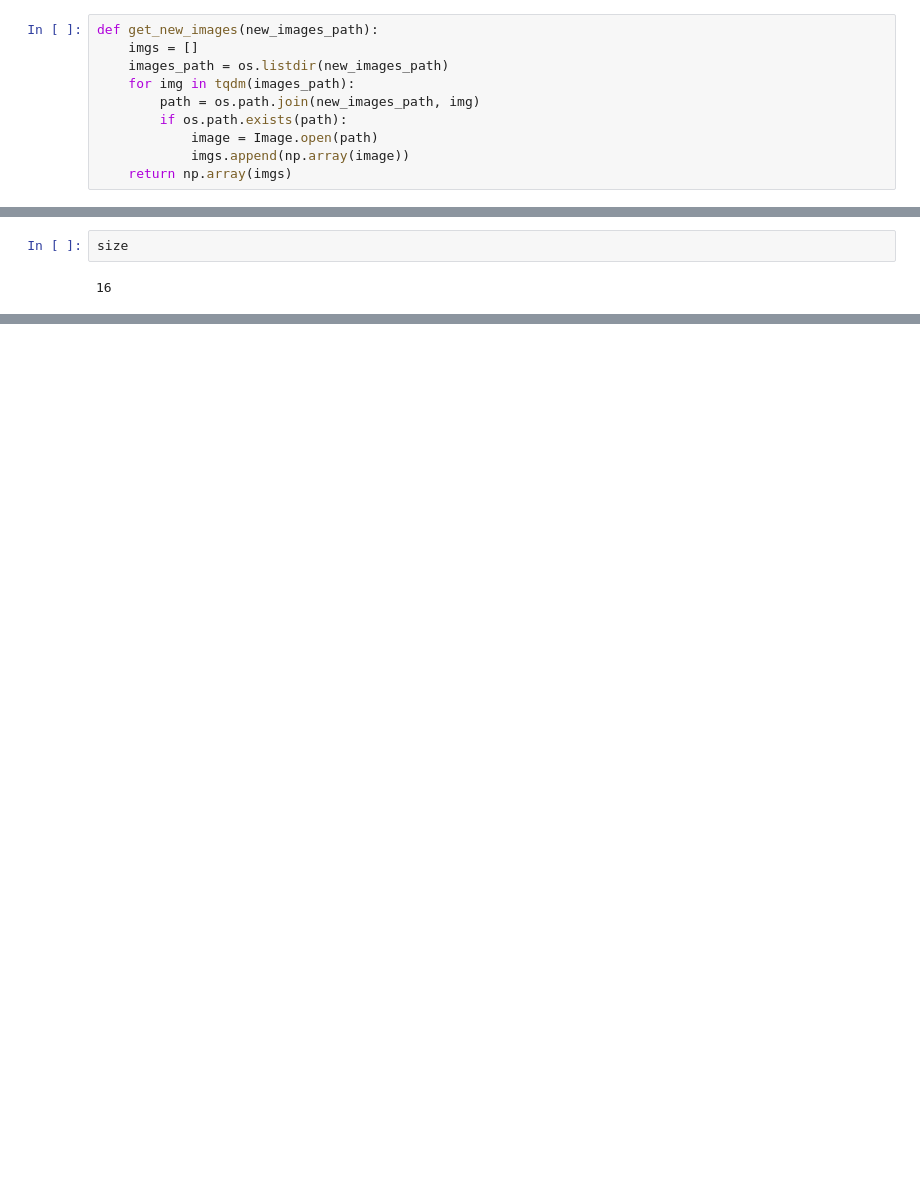
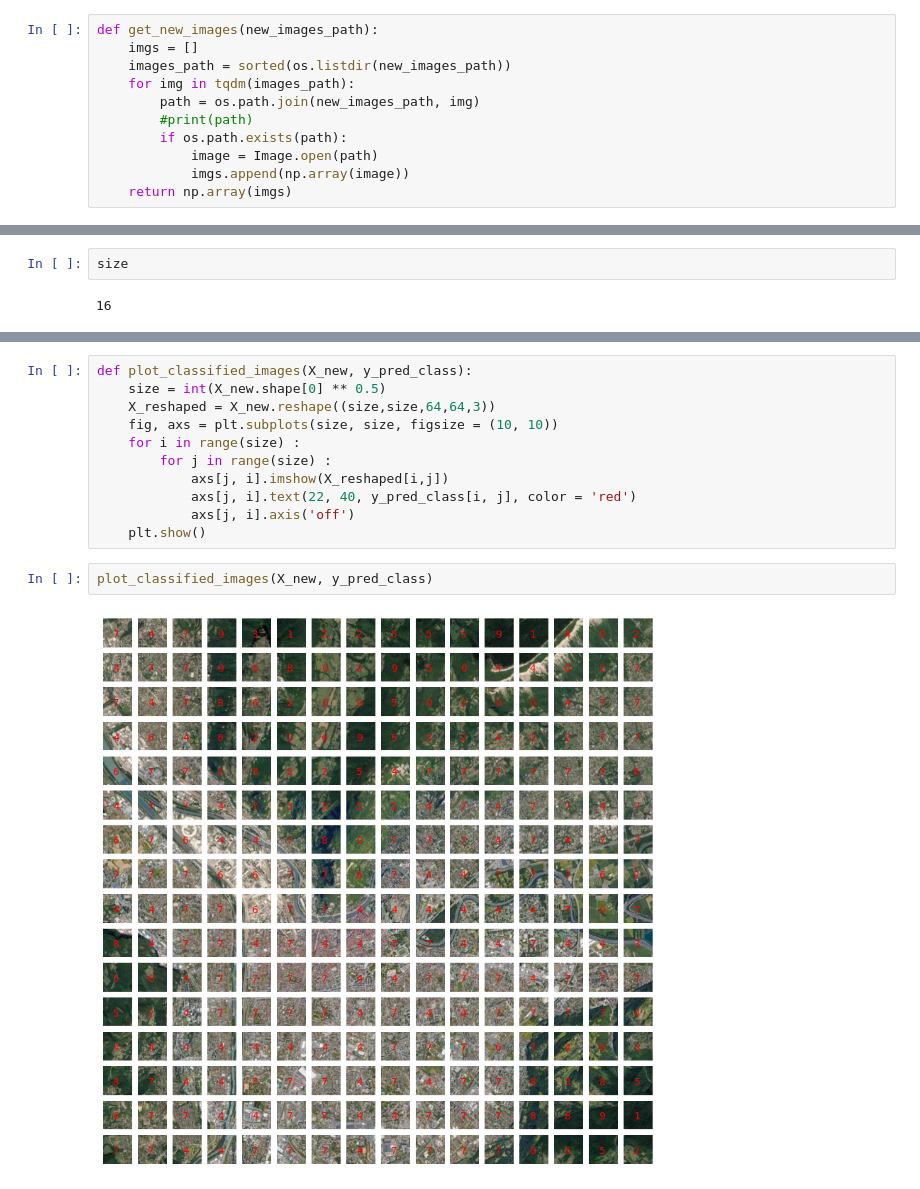
Before and after one commit to pabloknecht/watching-from-above, a Jupyter notebook: notebooks/Notebook_Data_Baseline_model_test.ipynb, the cells around one changed output, grey strips where cells are left out. Drawn from its saved outputs; the diff is of its cells as text; blank space fills up the shorter version.

```diff
--- a/notebooks/Notebook_Data_Baseline_model_test.ipynb
+++ b/notebooks/Notebook_Data_Baseline_model_test.ipynb
@@ -284,9 +304,10 @@ new_images_path =  './new_tiles'
 # %%
 def get_new_images(new_images_path):
     imgs = []
-    images_path = os.listdir(new_images_path)
+    images_path = sorted(os.listdir(new_images_path))
     for img in tqdm(images_path):
         path = os.path.join(new_images_path, img)
+        #print(path)
         if os.path.exists(path):
             image = Image.open(path)
             imgs.append(np.array(image))
@@ -326,0 +387,15 @@ size
+# %%
+def plot_classified_images(X_new, y_pred_class):
+    size = int(X_new.shape[0] ** 0.5)
+    X_reshaped = X_new.reshape((size,size,64,64,3))
+    fig, axs = plt.subplots(size, size, figsize = (10, 10))
+    for i in range(size) :
+        for j in range(size) :
+            axs[j, i].imshow(X_reshaped[i,j])
+            axs[j, i].text(22, 40, y_pred_class[i, j], color = 'red')
+            axs[j, i].axis('off')
+    plt.show()
+# %%
+plot_classified_images(X_new, y_pred_class)
+# %% [output]
+[figure, added]
```
Also changed, not shown: parts of 7 cells of this notebook, 2 other files.
